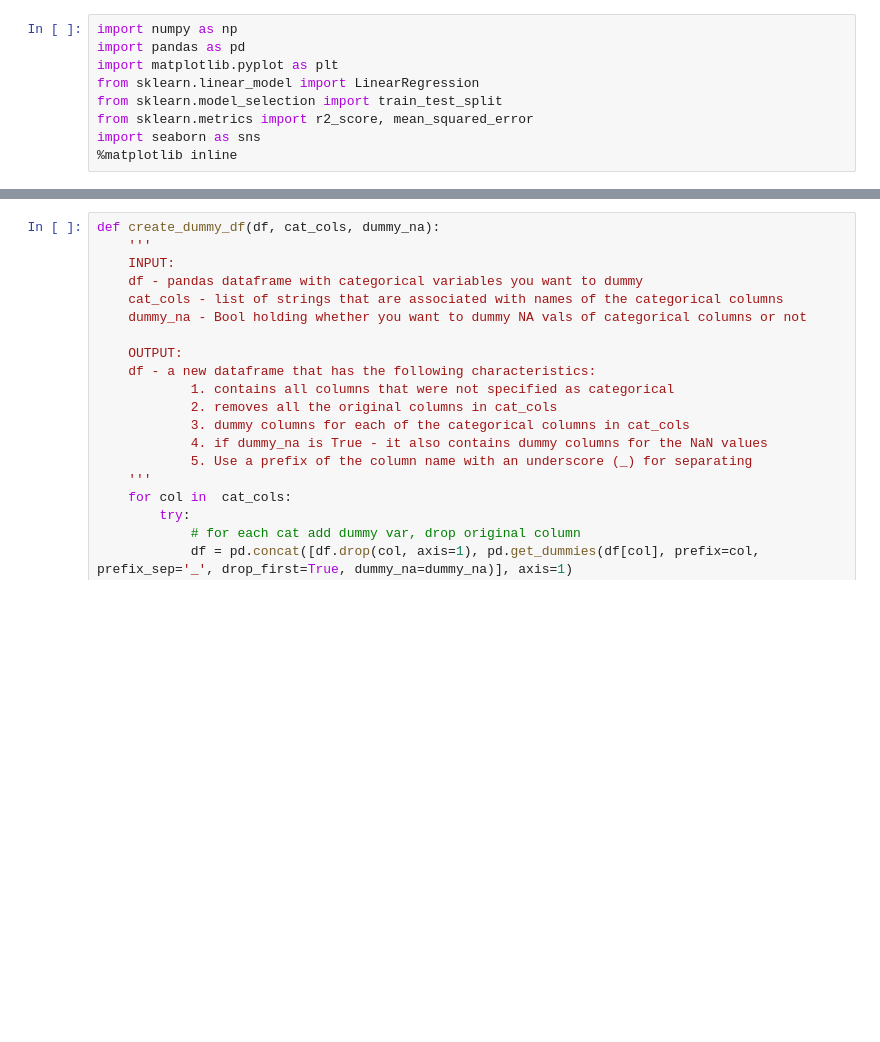
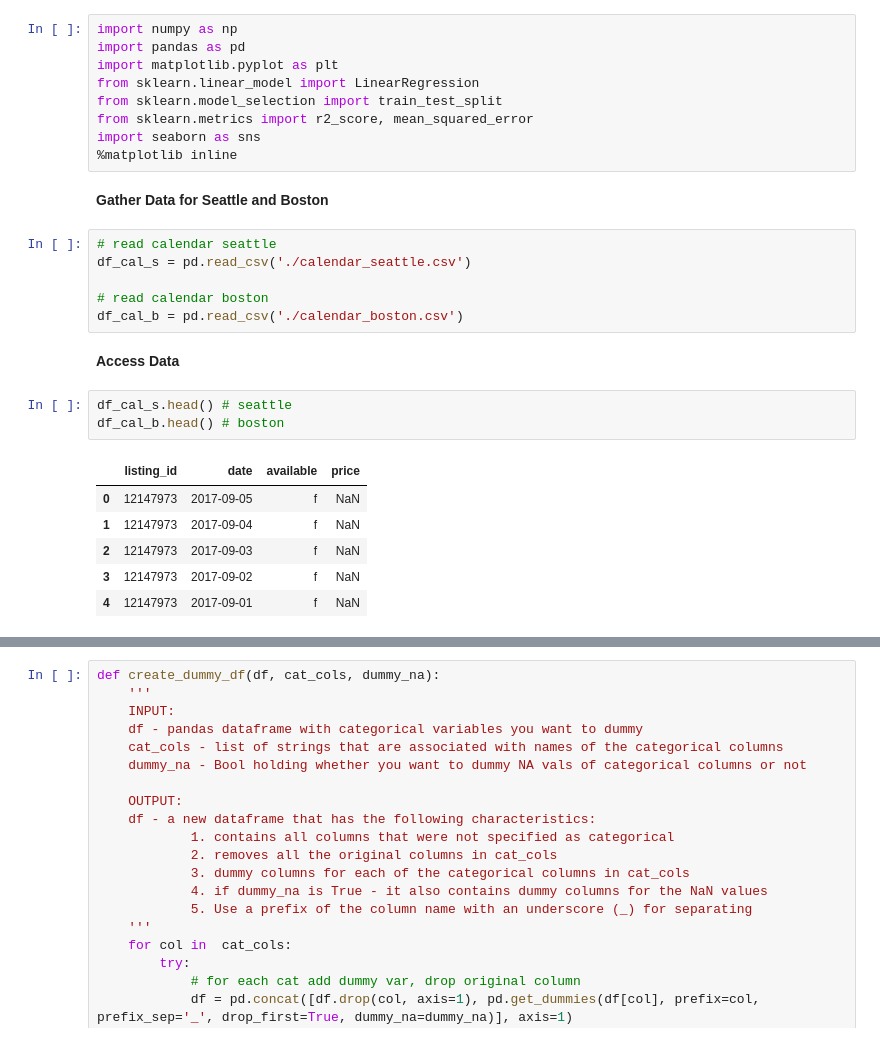
Before and after one commit to mx-hsl/data_science_airbnb, a Jupyter notebook: analysis.ipynb, the cells around one changed output, grey strips where cells are left out. Drawn from its saved outputs; the diff is of its cells as text; blank space fills up the shorter version.

```diff
--- a/analysis.ipynb
+++ b/analysis.ipynb
@@ -7,3 +7,23 @@ from sklearn.model_selection import train_test_split
 from sklearn.metrics import r2_score, mean_squared_error
 import seaborn as sns
 %matplotlib inline
+# %% [markdown]
+**Gather Data for Seattle and Boston**
+# %%
+# read calendar seattle
+df_cal_s = pd.read_csv('./calendar_seattle.csv')
+
+# read calendar boston
+df_cal_b = pd.read_csv('./calendar_boston.csv')
+# %% [markdown]
+**Access Data**
+# %%
+df_cal_s.head() # seattle
+df_cal_b.head() # boston
+# %% [output]
+|  | listing_id | date | available | price |
+| 0 | 12147973 | 2017-09-05 | f | NaN |
+| 1 | 12147973 | 2017-09-04 | f | NaN |
+| 2 | 12147973 | 2017-09-03 | f | NaN |
+| 3 | 12147973 | 2017-09-02 | f | NaN |
+| 4 | 12147973 | 2017-09-01 | f | NaN |
```
Also changed, not shown: parts of 22 cells of this notebook.
